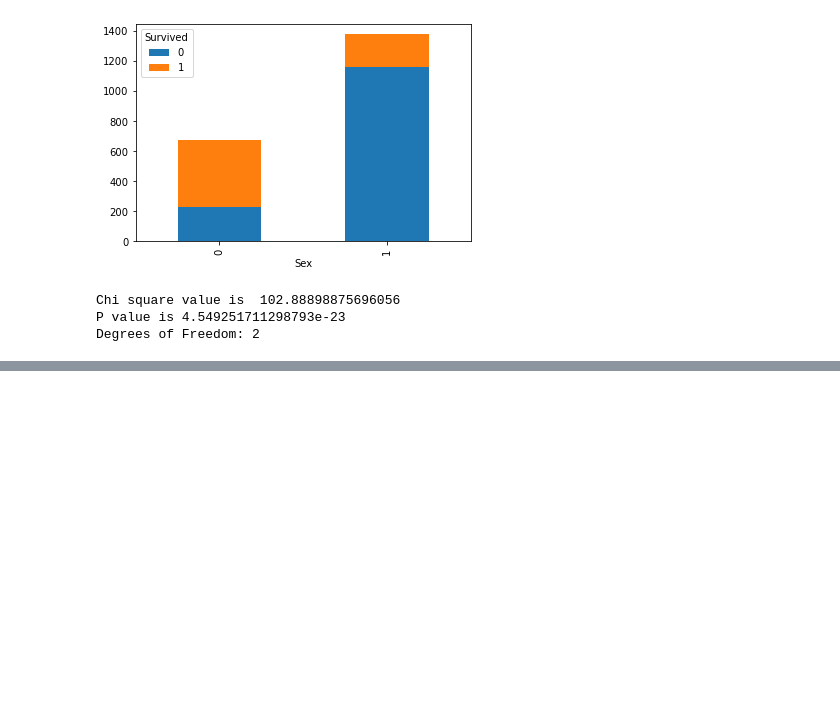
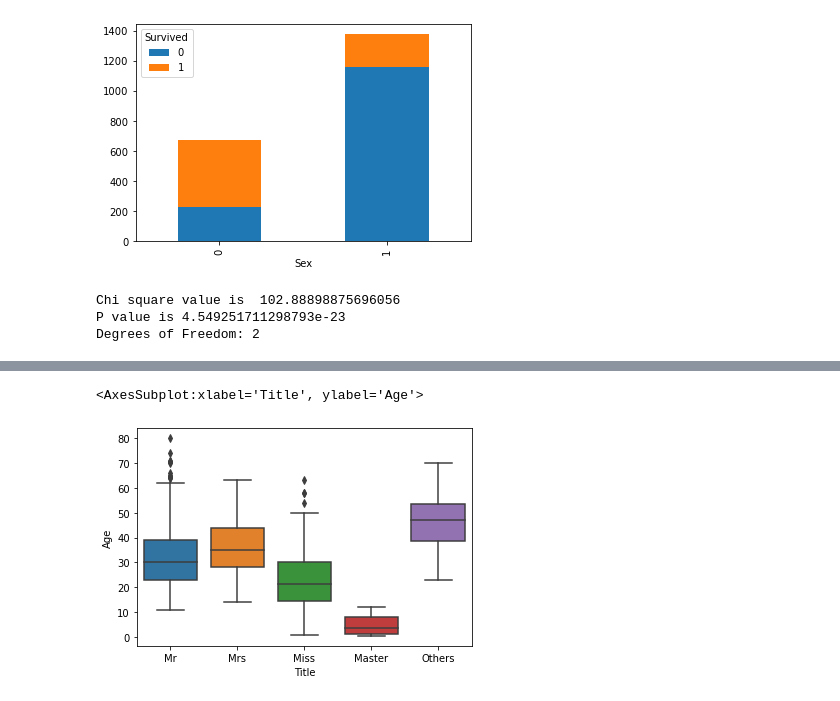
Before and after one commit to tionx3na/kaggle_competetions, a Jupyter notebook: titanic/new_model.ipynb, the cells around one changed output, grey strips where cells are left out. Saved outputs shown, nothing was run; the diff lists cells and outputs as text; code cells hidden in the pictures; blank space fills up the shorter version.

Commit message:
Inputation of missing values

```diff
--- a/titanic/new_model.ipynb
+++ b/titanic/new_model.ipynb
@@ -186,0 +198,6 @@ Degrees of Freedom: 2
+# %%
+test = pd.read_csv('test.csv')
+#Appending the train.csv and test.csv
+complete = data.append(test)
+complete['Title'] = complete.Name.str.extract(r'([A-Za-z]+)\.', expand=False)
+complete.Title.value_counts()
@@ -186,0 +224,7 @@ Degrees of Freedom: 2
+# %%
+complete_title = ['Mr', 'Miss', 'Mrs', 'Master']
+complete['Title'].replace(['Ms', 'Mlle', 'Mme'], 'Miss', inplace=True)
+complete['Title'].replace(['Lady'], 'Mrs', inplace=True)
+complete['Title'].replace(['Sir', 'Rev'], 'Mr', inplace=True)
+complete['Title'][~complete.Title.isin(complete_title)] = 'Others'
+complete.Title.value_counts()
@@ -186,0 +242,8 @@ Degrees of Freedom: 2
+# %%
+train = complete[:len(data)]
+test_data = complete[len(data):]
+
+sns.boxplot(x='Title', y='Age', data=train)
+# %% [output]
+<AxesSubplot:xlabel='Title', ylabel='Age'>
+[figure, added]
```
Also changed, not shown: parts of 11 cells of this notebook.
